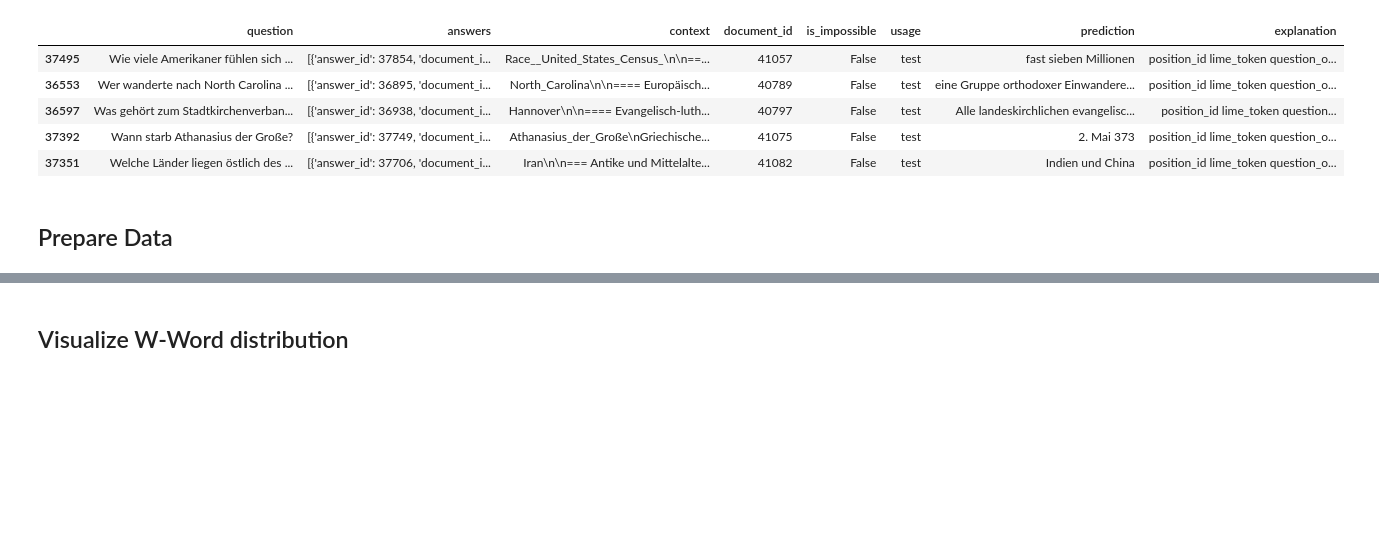
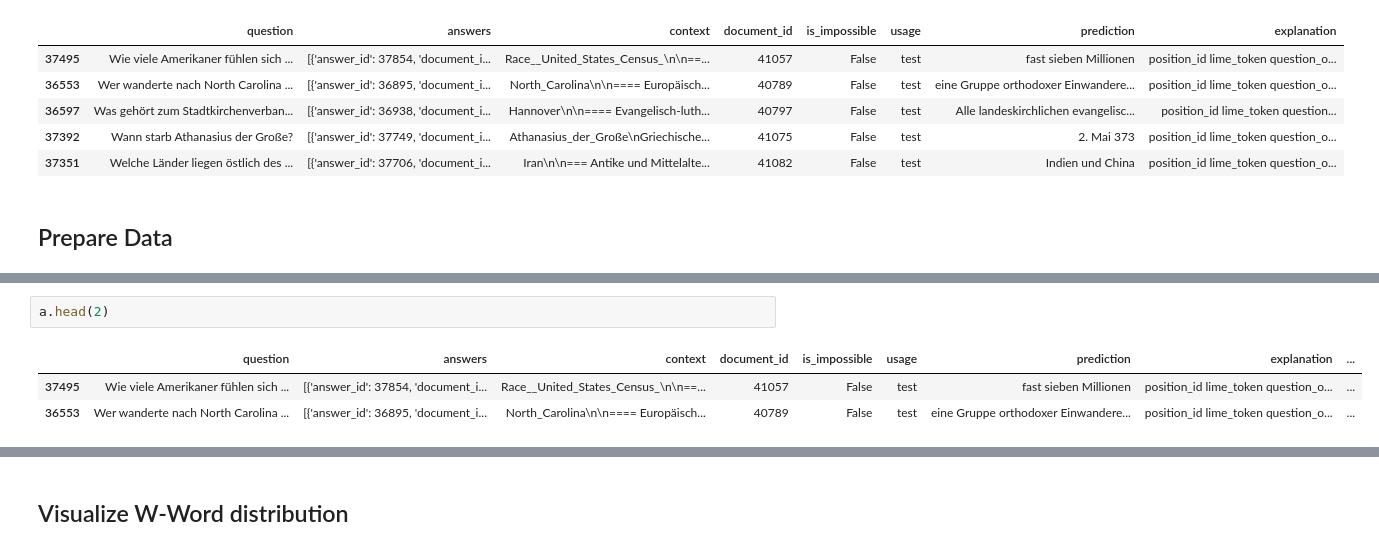
Before and after one commit to stefan-beuchert/GELECTRA_XAI, a Jupyter notebook: Data_Analysis/Different_question_types.ipynb, the cells around one changed output, grey strips where cells are left out. Cells and saved outputs as stored; diff of their text form; blank space fills up the shorter version.

```diff
--- a/Data_Analysis/Different_question_types.ipynb
+++ b/Data_Analysis/Different_question_types.ipynb
@@ -41 +62,7 @@ data_df.head()
+# %%
+a.head(2)
+# %% [output]
+|  | question | answers | context | document_id | is_impossible | usage | prediction | explanation | ... |
+| 37495 | Wie viele Amerikaner fühlen sich ... | [{'answer_id': 37854, 'document_i... | Race__United_States_Census_\n\n==... | 41057 | False | test | fast sieben Millionen | position_id lime_token question_o... | ... |
+| 36553 | Wer wanderte nach North Carolina ... | [{'answer_id': 36895, 'document_i... | North_Carolina\n\n==== Europäisch... | 40789 | False | test | eine Gruppe orthodoxer Einwandere... | position_id lime_token question_o... | ... |
 # %%
```
Also changed, not shown: parts of 6 cells of this notebook, 5 other files.
